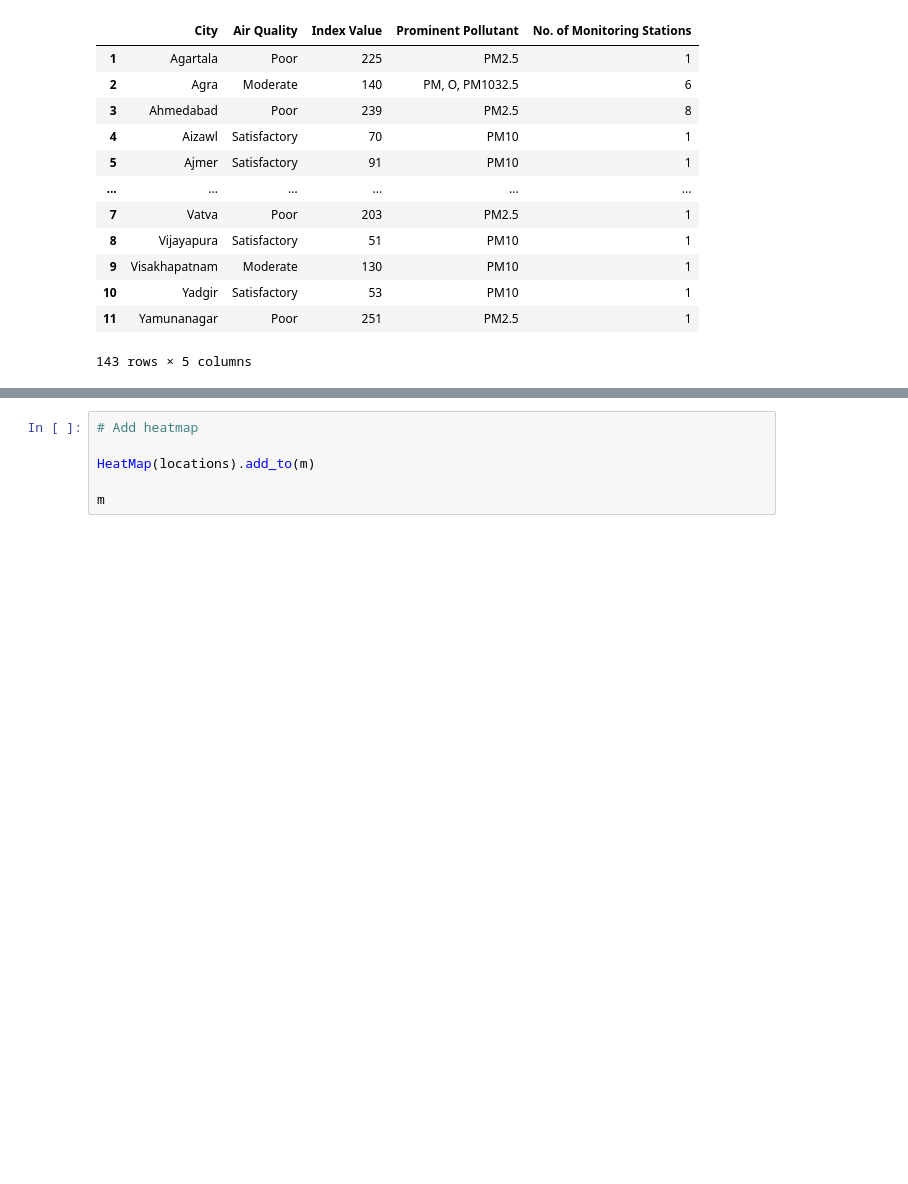
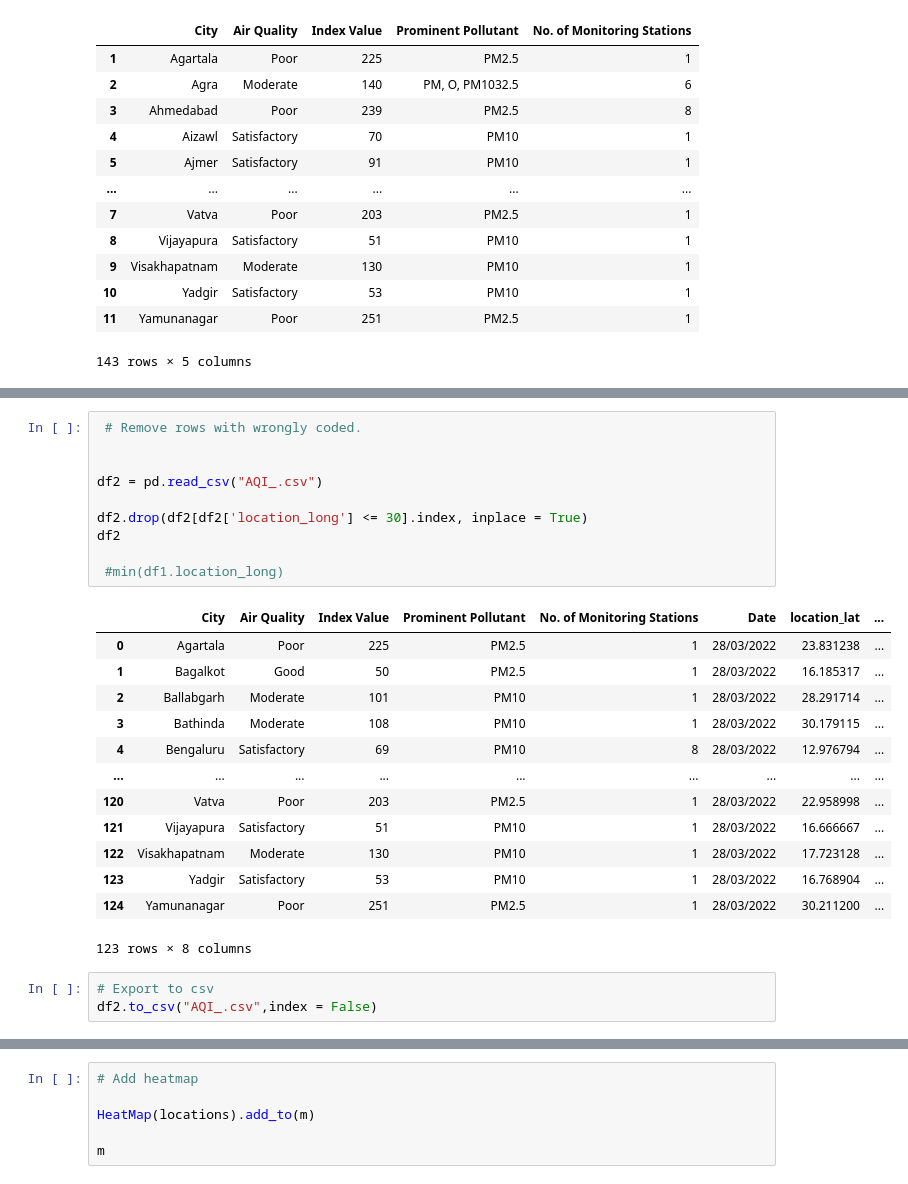
Before and after one commit to arungop/python-curves, a Jupyter notebook: scrape_aqi.ipynb, the cells around one changed output, grey strips where cells are left out. Drawn from its saved outputs; the diff is of its cells as text; blank space fills up the shorter version.

```diff
--- a/scrape_aqi.ipynb
+++ b/scrape_aqi.ipynb
@@ -115,3 +204,30 @@ df1[df1.isna().any(axis=1)]
+# %%
+ # Remove rows with wrongly coded.
+
+
+df2 = pd.read_csv("AQI_.csv")
+
+df2.drop(df2[df2['location_long'] <= 30].index, inplace = True)
+df2
+
+ #min(df1.location_long)
+# %% [output]
+|  | City | Air Quality | Index Value | Prominent Pollutant | No. of Monitoring Stations | Date | location_lat | ... |
+| 0 | Agartala | Poor | 225 | PM2.5 | 1 | 28/03/2022 | 23.831238 | ... |
+| 1 | Bagalkot | Good | 50 | PM2.5 | 1 | 28/03/2022 | 16.185317 | ... |
+| 2 | Ballabgarh | Moderate | 101 | PM10 | 1 | 28/03/2022 | 28.291714 | ... |
+| 3 | Bathinda | Moderate | 108 | PM10 | 1 | 28/03/2022 | 30.179115 | ... |
+| 4 | Bengaluru | Satisfactory | 69 | PM10 | 8 | 28/03/2022 | 12.976794 | ... |
+| ... | ... | ... | ... | ... | ... | ... | ... | ... |
+| 120 | Vatva | Poor | 203 | PM2.5 | 1 | 28/03/2022 | 22.958998 | ... |
+| 121 | Vijayapura | Satisfactory | 51 | PM10 | 1 | 28/03/2022 | 16.666667 | ... |
+| 122 | Visakhapatnam | Moderate | 130 | PM10 | 1 | 28/03/2022 | 17.723128 | ... |
+| 123 | Yadgir | Satisfactory | 53 | PM10 | 1 | 28/03/2022 | 16.768904 | ... |
+| 124 | Yamunanagar | Poor | 251 | PM2.5 | 1 | 28/03/2022 | 30.211200 | ... |
+123 rows × 8 columns
+# %%
+# Export to csv
+df2.to_csv("AQI_.csv",index = False)
 # %%
 # Create a map
 m = fo.Map(location=[20, 80], tiles='openstreetmap', zoom_start=2)
```
Also changed, not shown: parts of 10 cells of this notebook, 3 other files.
